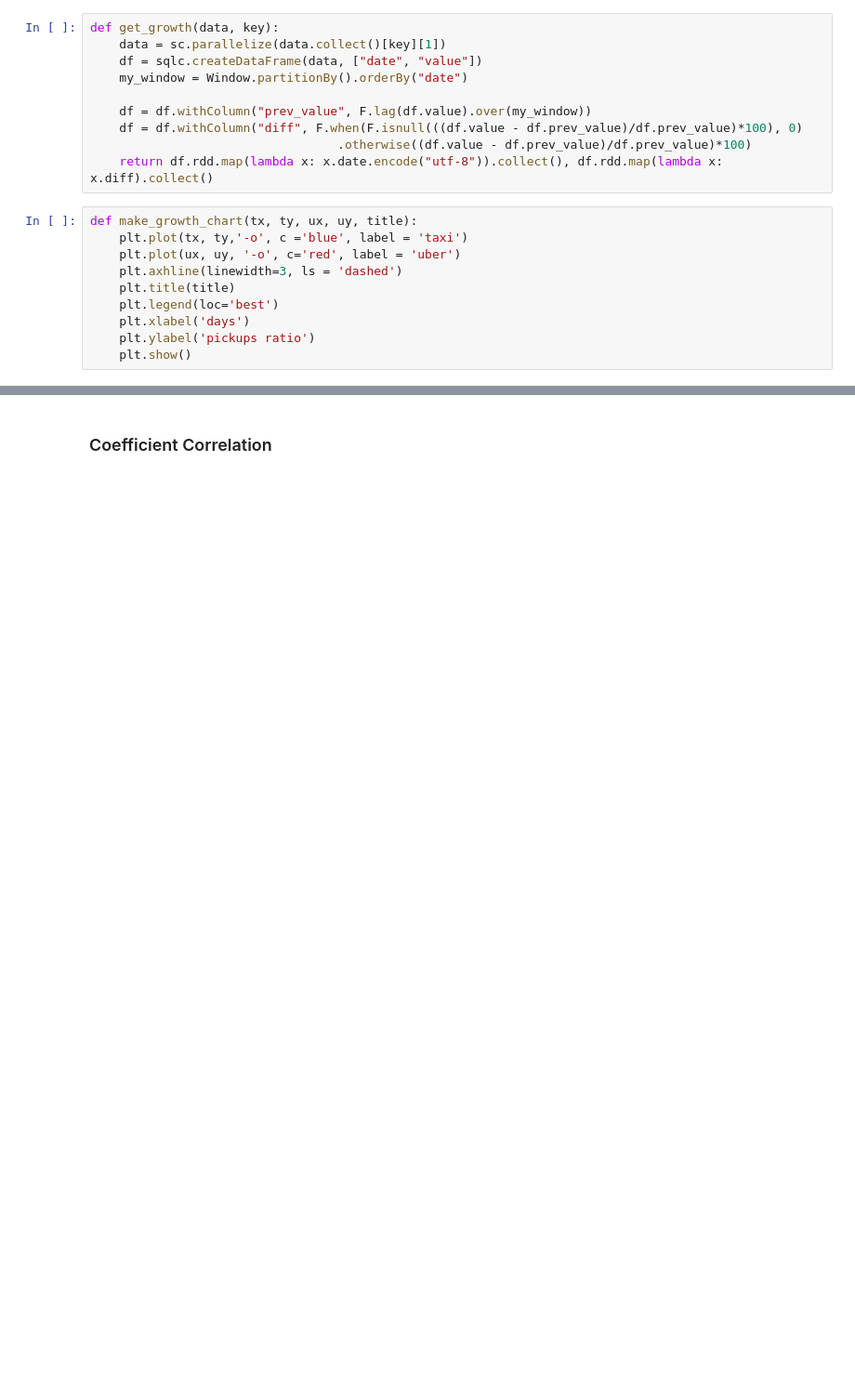
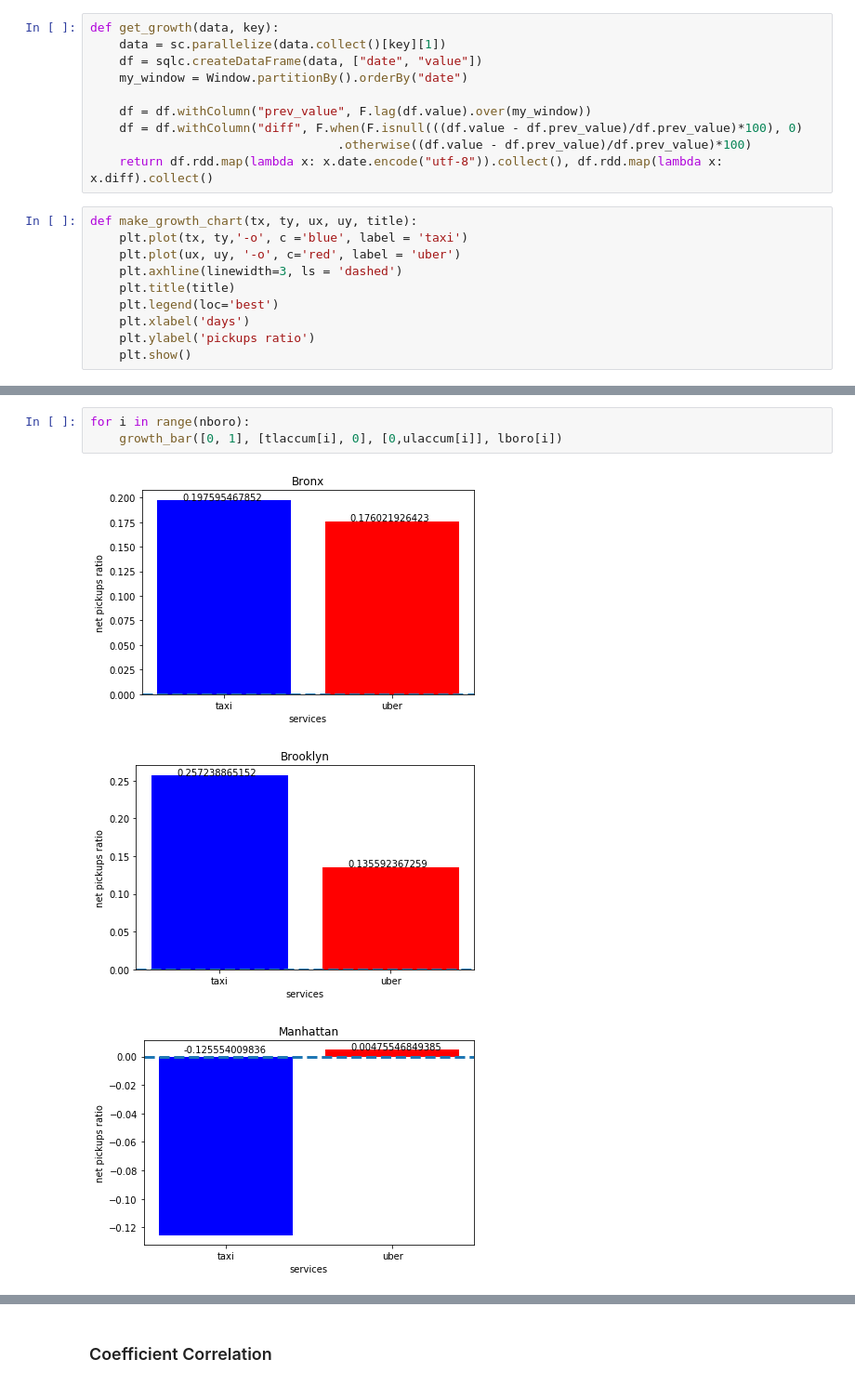
Before and after one commit to eunik/taxi_vs_uber, a Jupyter notebook: taxi_project.ipynb, the cells around one changed output, grey strips where cells are left out. Shown: that part at 93% size. Saved outputs shown, nothing was run; the diff lists cells and outputs as text; blank space fills up the shorter version.

```diff
--- a/taxi_project.ipynb
+++ b/taxi_project.ipynb
@@ -222,0 +262,7 @@ ZeroDivisionError: float division by zero
+# %%
+for i in range(nboro):
+    growth_bar([0, 1], [tlaccum[i], 0], [0,ulaccum[i]], lboro[i])
+# %% [output]
+[figure, added]
+[figure, added]
+[figure, added]
```
Also changed, not shown: parts of 22 cells of this notebook, 8 other files.
